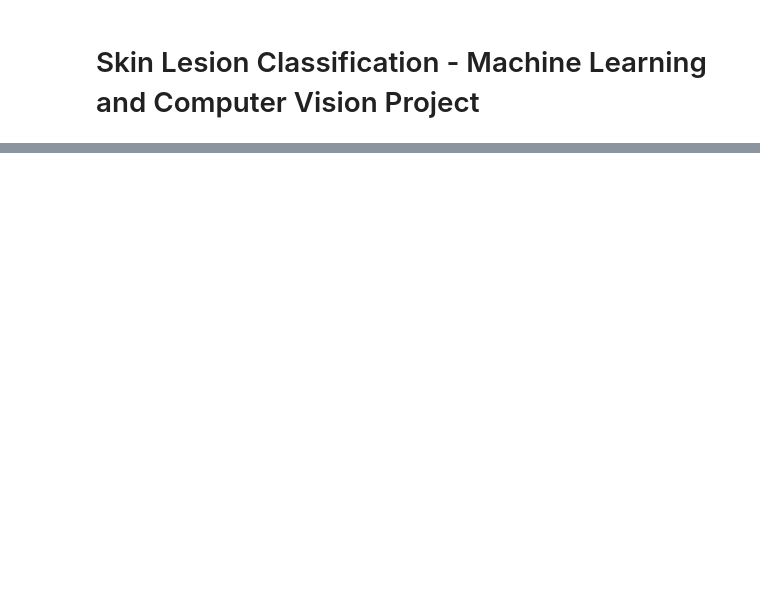
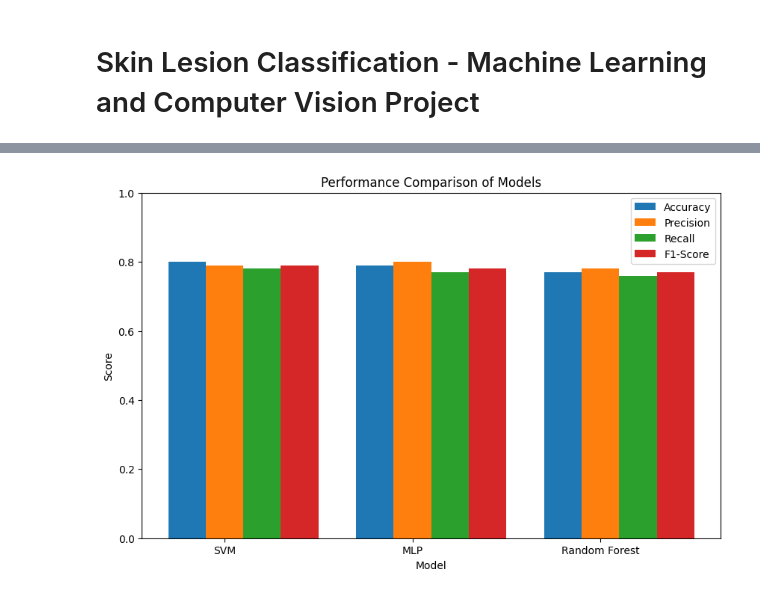
Before and after one commit to AK-26David/Skin-Lesions-classifications-and-Development-of-GUI-MLMiniProject-ResearchPaper--Sem5, a Jupyter notebook: final.ipynb, the cells around one changed output, grey strips where cells are left out. Drawn from its saved outputs; the diff is of its cells as text; code cells hidden in the pictures; blank space fills up the shorter version.

```diff
--- a/final.ipynb
+++ b/final.ipynb
@@ -418,0 +582,43 @@ save_and_show_image(hog_image, "5-HOG Features")
+# %%
+import matplotlib.pyplot as plt
+import numpy as np
+
+# Example performance metrics (replace these with your actual results)
+# Fill in accuracy, precision, recall, and F1-score for each model
+metrics = {
+    'SVM': {'accuracy': 0.80, 'precision': 0.79, 'recall': 0.78, 'f1_score': 0.79},
+    'MLP': {'accuracy': 0.79, 'precision': 0.80, 'recall': 0.77, 'f1_score': 0.78},
+    'Random Forest': {'accuracy': 0.77, 'precision': 0.78, 'recall': 0.76, 'f1_score': 0.77}
+}
+
+# Extracting each metric for plotting
+models = list(metrics.keys())
+accuracy = [metrics[model]['accuracy'] for model in models]
+precision = [metrics[model]['precision'] for model in models]
+recall = [metrics[model]['recall'] for model in models]
+f1_score = [metrics[model]['f1_score'] for model in models]
+
+# Plotting the bar chart
+bar_width = 0.2
+index = np.arange(len(models))
+
+plt.figure(figsize=(10, 6))
+
+# Bars for each metric
+plt.bar(index, accuracy, bar_width, label='Accuracy')
+plt.bar(index + bar_width, precision, bar_width, label='Precision')
+plt.bar(index + 2 * bar_width, recall, bar_width, label='Recall')
+plt.bar(index + 3 * bar_width, f1_score, bar_width, label='F1-Score')
+
+# Labels and Title
+plt.xlabel('Model')
+plt.ylabel('Score')
+plt.title('Performance Comparison of Models')
+plt.xticks(index + bar_width, models)
+plt.ylim([0, 1])
+plt.legend()
+
+# Display the plot
+plt.show()
+# %% [output]
+[figure, added]
```
Also changed, not shown: parts of 6 cells of this notebook.
